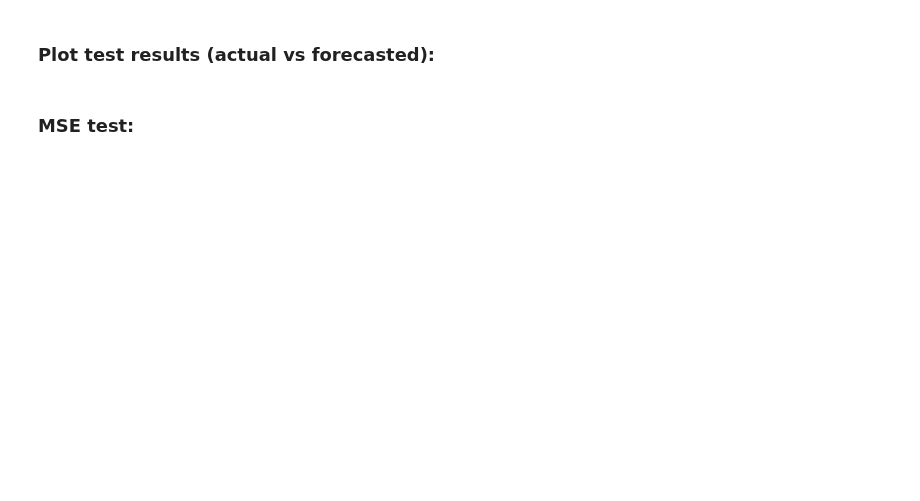
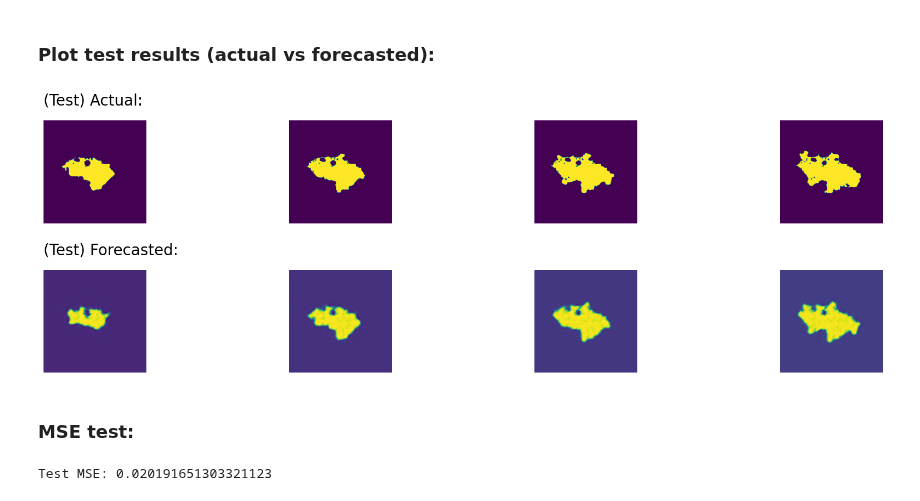
Before and after one commit to edsml-sm1122/ads-wildfire, a Jupyter notebook: wildfire/baseline.ipynb, the cells around one changed output. Drawn from its saved outputs; the diff is of its cells as text; code cells hidden in the pictures; blank space fills up the shorter version.

```diff
--- a/wildfire/baseline.ipynb
+++ b/wildfire/baseline.ipynb
@@ -25,10 +25,9 @@ val_loader = create_dataloader(val_path, 32, mode='val')
 
 test_path = 'data/Ferguson_fire_obs.npy'
 test_data = np.array(np.load(open(test_path,'rb')))
-test_data_1D = np.reshape(test_data, (np.shape(test_data)[0],np.shape(test_data)[1]*np.shape(test_data)[2]))
-test_data_1D_shifted = torch.Tensor(test_data_1D[1:])
-test_data_1D = torch.Tensor(test_data_1D[:-1])
-test_dataset = TensorDataset(test_data_1D,test_data_1D_shifted)
+test_data_shifted = torch.Tensor(test_data[1:])
+test_data = torch.Tensor(test_data[:-1])
+test_dataset = TensorDataset(test_data,test_data_shifted)
 test_loader = data.DataLoader(dataset=test_dataset, batch_size=2*32, shuffle=False)
 # %% [markdown]
 ### Train (ConvVAE) Model:
@@ -67,18 +69,2 @@ for n, idx  in enumerate(torch.randint(0,images.shape[0], (5,))):
 # %% [markdown]
 ### Plot test results (actual vs forecasted):
-# %%
-for image,label in test_dataset:
-# %%
-images, labels = next(iter(test_loader))
-cvae.eval()
-
-_, ax = plt.subplots(2, 5, figsize=[18.5, 6])
-plt.axis('off')
-for idx  in enumerate(len(images)):
-    recon, _ = cvae(images[idx].unsqueeze(0))
-    if n==0:
-        ax[0,n].set_title('(Test) Actual')
-    ax[0, n].imshow(labels[idx].squeeze())
-    if n==0:
-        ax[1,n].set_title('(Test) Forecasted')
-    ax[1, n].imshow(recon.cpu().detach().squeeze())
@@ -85,2 +73,18 @@ for idx  in enumerate(len(images)):
+# %%
+fig, ax = plt.subplots(2, 4, figsize=[18.5, 6])
+fig.tight_layout(pad=4)
+mses = []
+for n,(image,label) in enumerate(test_dataset):
+    recon, _ = cvae(image.unsqueeze(0))
+    mses.append(mean_squared_error(label.flatten(),recon.cpu().detach().squeeze().flatten()))
+    ax[0, n].axis('off')
+    ax[0, n].imshow(label.squeeze())
+    ax[1, n].imshow(recon.cpu().detach().squeeze())
+    ax[1, n].axis('off')
+    if n==0:
+        ax[0,n].set_title('(Test) Actual:', fontsize=20, pad=20, loc='left')
+        ax[1,n].set_title('(Test) Forecasted:', fontsize=20, pad=20, loc='left')
+# %% [output]
+[figure, added]
 # %% [markdown]
 ### MSE test:
@@ -88,0 +91,4 @@ for idx  in enumerate(len(images)):
+# %%
+print(f'Test MSE: {sum(mses)/len(test_dataset)}')
+# %% [output]
+Test MSE: 0.020191651303321123
```
Also changed, not shown: parts of 4 cells of this notebook, 1 other file.
